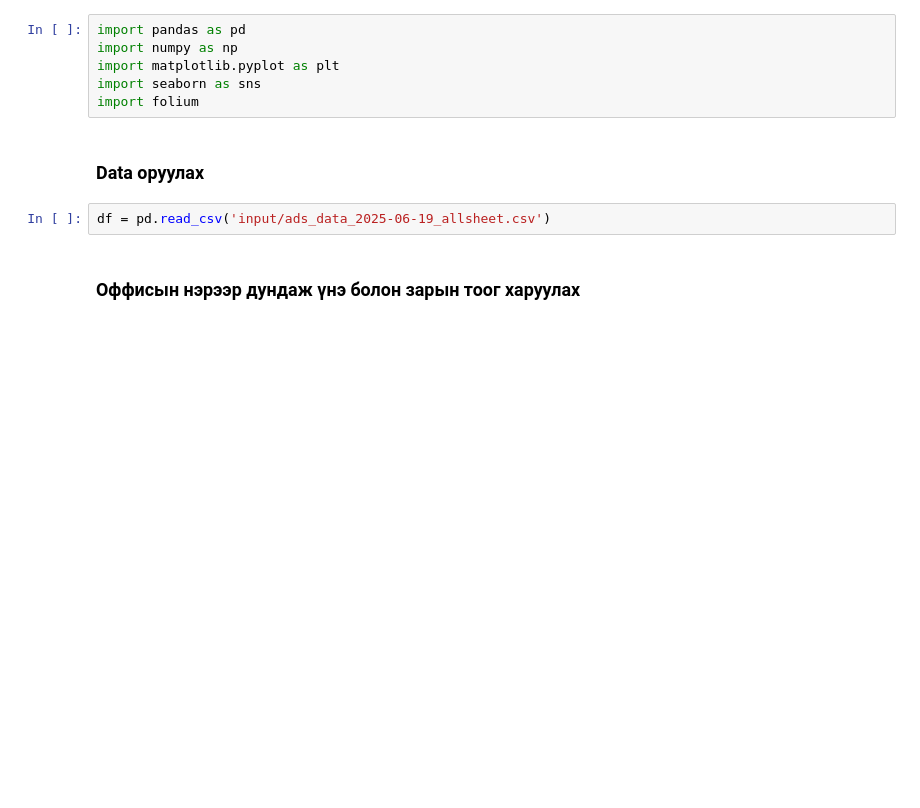
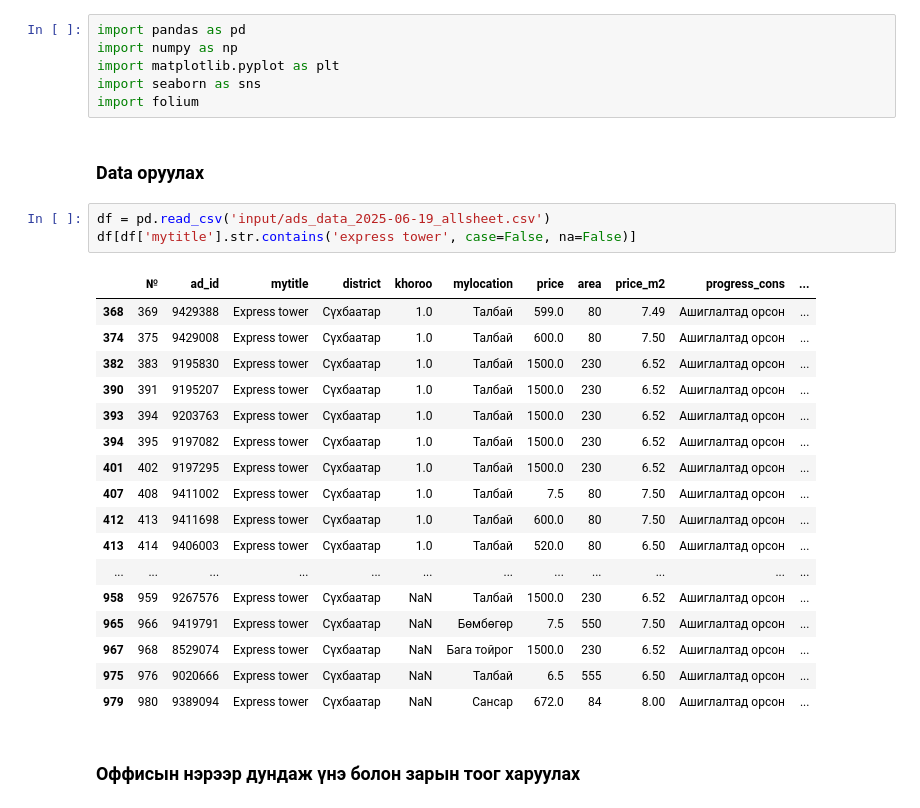
Before and after one commit to Renchint/Office, a Jupyter notebook: 03_Analyz/Analyz.ipynb, the cells around one changed output. Cells and saved outputs as stored; diff of their text form; blank space fills up the shorter version.

```diff
--- a/03_Analyz/Analyz.ipynb
+++ b/03_Analyz/Analyz.ipynb
@@ -8,6 +8,25 @@ import folium
 ### Data оруулах
 # %%
 df = pd.read_csv('input/ads_data_2025-06-19_allsheet.csv')
+df[df['mytitle'].str.contains('express tower', case=False, na=False)]
+# %% [output]
+|  | № | ad_id | mytitle | district | khoroo | mylocation | price | area | price_m2 | progress_cons | ... |
+| 368 | 369 | 9429388 | Express tower | Сүхбаатар | 1.0 | Талбай | 599.0 | 80 | 7.49 | Ашиглалтад орсон | ... |
+| 374 | 375 | 9429008 | Express tower | Сүхбаатар | 1.0 | Талбай | 600.0 | 80 | 7.50 | Ашиглалтад орсон | ... |
+| 382 | 383 | 9195830 | Express tower | Сүхбаатар | 1.0 | Талбай | 1500.0 | 230 | 6.52 | Ашиглалтад орсон | ... |
+| 390 | 391 | 9195207 | Express tower | Сүхбаатар | 1.0 | Талбай | 1500.0 | 230 | 6.52 | Ашиглалтад орсон | ... |
+| 393 | 394 | 9203763 | Express tower | Сүхбаатар | 1.0 | Талбай | 1500.0 | 230 | 6.52 | Ашиглалтад орсон | ... |
+| 394 | 395 | 9197082 | Express tower | Сүхбаатар | 1.0 | Талбай | 1500.0 | 230 | 6.52 | Ашиглалтад орсон | ... |
+| 401 | 402 | 9197295 | Express tower | Сүхбаатар | 1.0 | Талбай | 1500.0 | 230 | 6.52 | Ашиглалтад орсон | ... |
+| 407 | 408 | 9411002 | Express tower | Сүхбаатар | 1.0 | Талбай | 7.5 | 80 | 7.50 | Ашиглалтад орсон | ... |
+| 412 | 413 | 9411698 | Express tower | Сүхбаатар | 1.0 | Талбай | 600.0 | 80 | 7.50 | Ашиглалтад орсон | ... |
+| 413 | 414 | 9406003 | Express tower | Сүхбаатар | 1.0 | Талбай | 520.0 | 80 | 6.50 | Ашиглалтад орсон | ... |
+| ... | ... | ... | ... | ... | ... | ... | ... | ... | ... | ... | ... |
+| 958 | 959 | 9267576 | Express tower | Сүхбаатар | NaN | Талбай | 1500.0 | 230 | 6.52 | Ашиглалтад орсон | ... |
+| 965 | 966 | 9419791 | Express tower | Сүхбаатар | NaN | Бөмбөгөр | 7.5 | 550 | 7.50 | Ашиглалтад орсон | ... |
+| 967 | 968 | 8529074 | Express tower | Сүхбаатар | NaN | Бага тойрог | 1500.0 | 230 | 6.52 | Ашиглалтад орсон | ... |
+| 975 | 976 | 9020666 | Express tower | Сүхбаатар | NaN | Талбай | 6.5 | 555 | 6.50 | Ашиглалтад орсон | ... |
+| 979 | 980 | 9389094 | Express tower | Сүхбаатар | NaN | Сансар | 672.0 | 84 | 8.00 | Ашиглалтад орсон | ... |
 # %% [markdown]
 ### Оффисын нэрээр дундаж үнэ болон зарын тоог харуулах
 # %%
```
Also changed, not shown: parts of 6 cells of this notebook, 16 other files.
